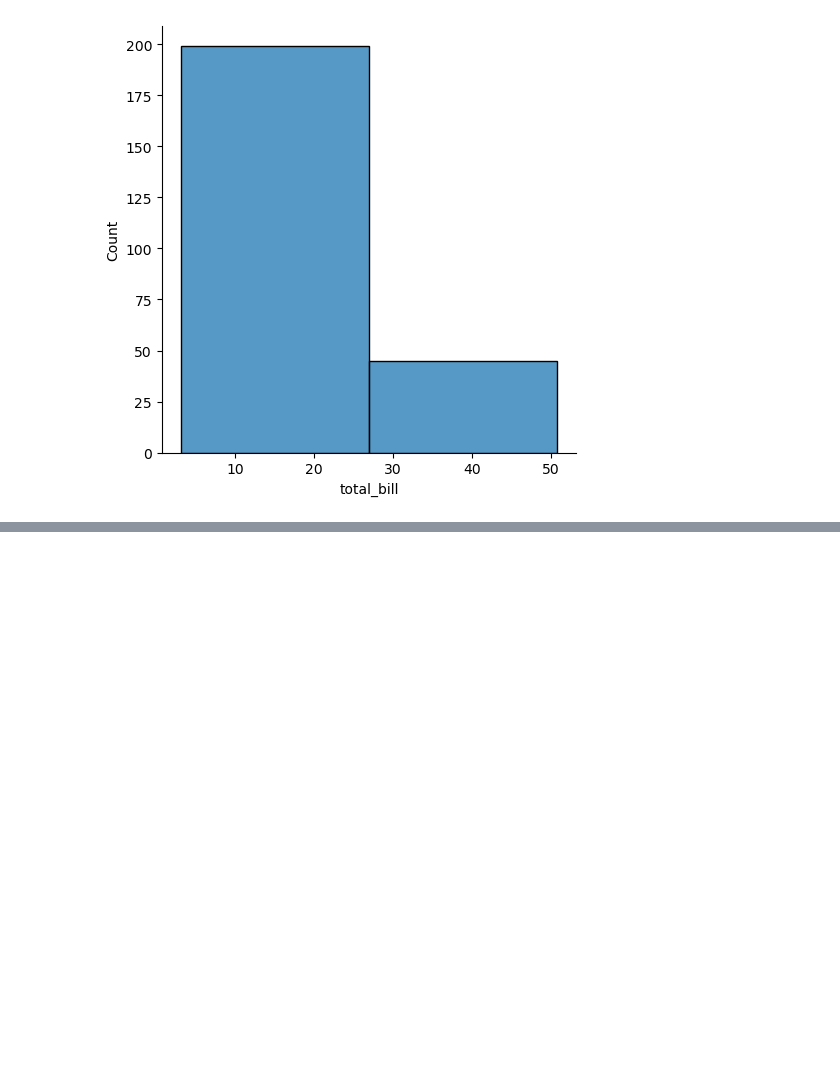
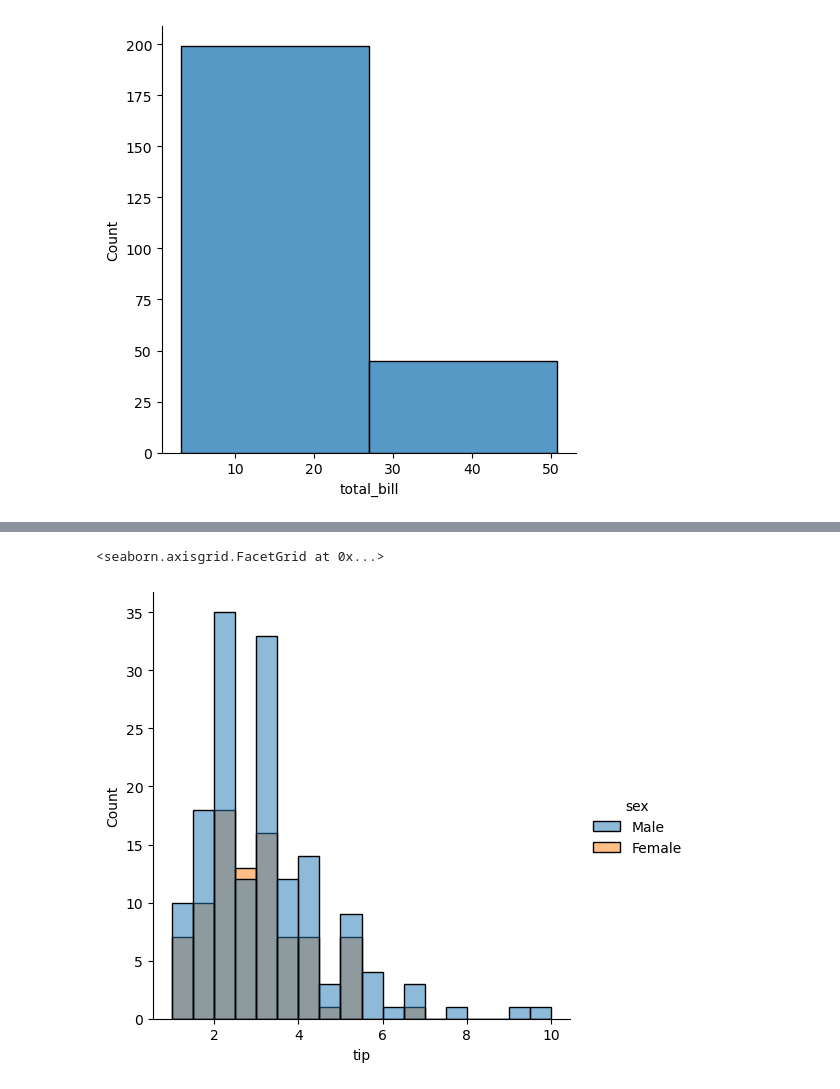
Before and after one commit to rakeshtunasahu/All-about-Python-basic-OOPs-libraries-, a Jupyter notebook: Seaborn/distribution_plot.ipynb, the cells around one changed output, grey strips where cells are left out. Drawn from its saved outputs; the diff is of its cells as text; code cells hidden in the pictures; blank space fills up the shorter version.

```diff
--- a/Seaborn/distribution_plot.ipynb
+++ b/Seaborn/distribution_plot.ipynb
@@ -54,0 +66,6 @@ sns.displot(data=tips, x='total_bill', kind='hist',bins=2)
+# %%
+# hue parameter
+sns.displot(data=tips, x='tip', kind='hist',hue='sex')
+# %% [output]
+<seaborn.axisgrid.FacetGrid at 0x...>
+[figure, added]
```
Also changed, not shown: parts of 5 cells of this notebook.
